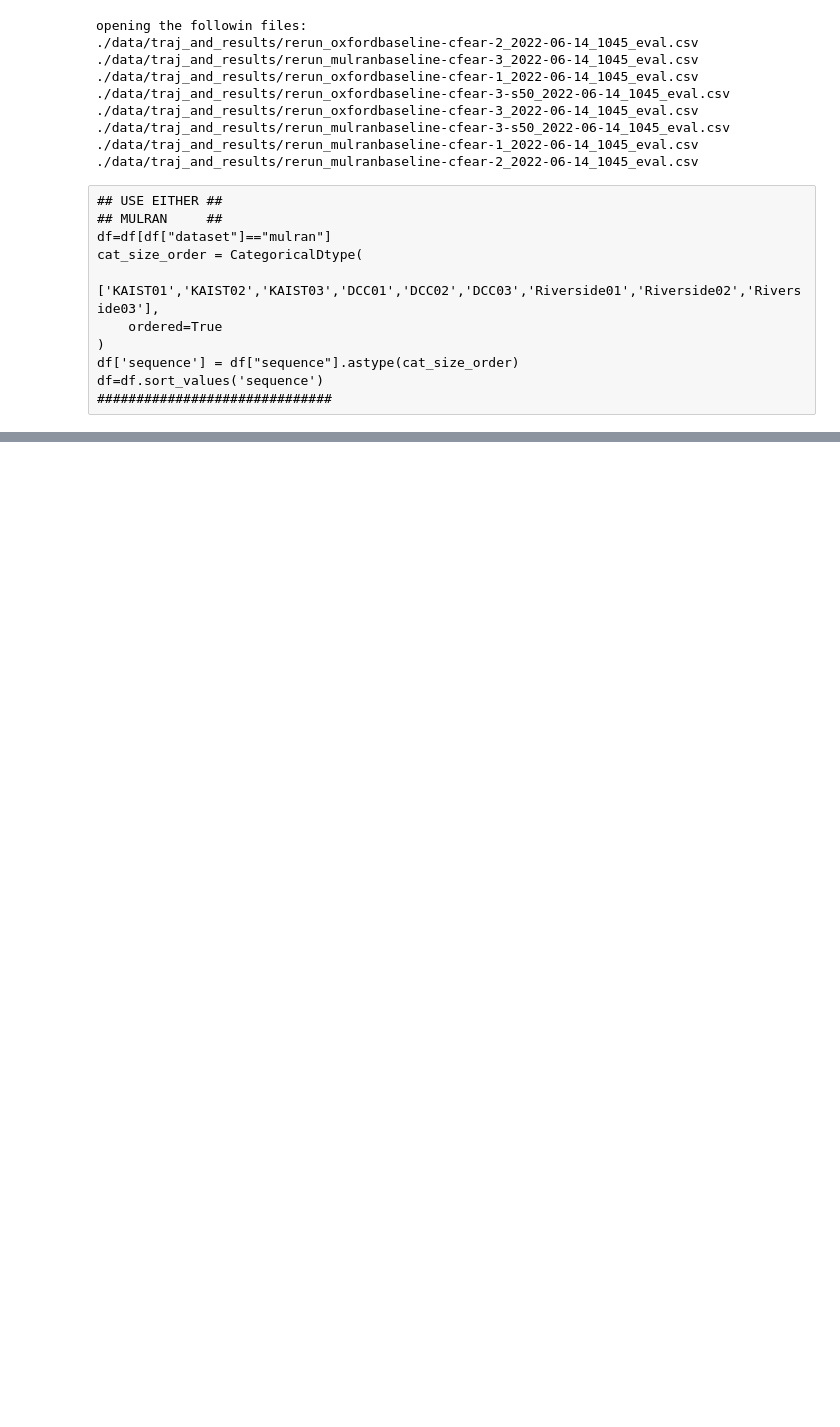
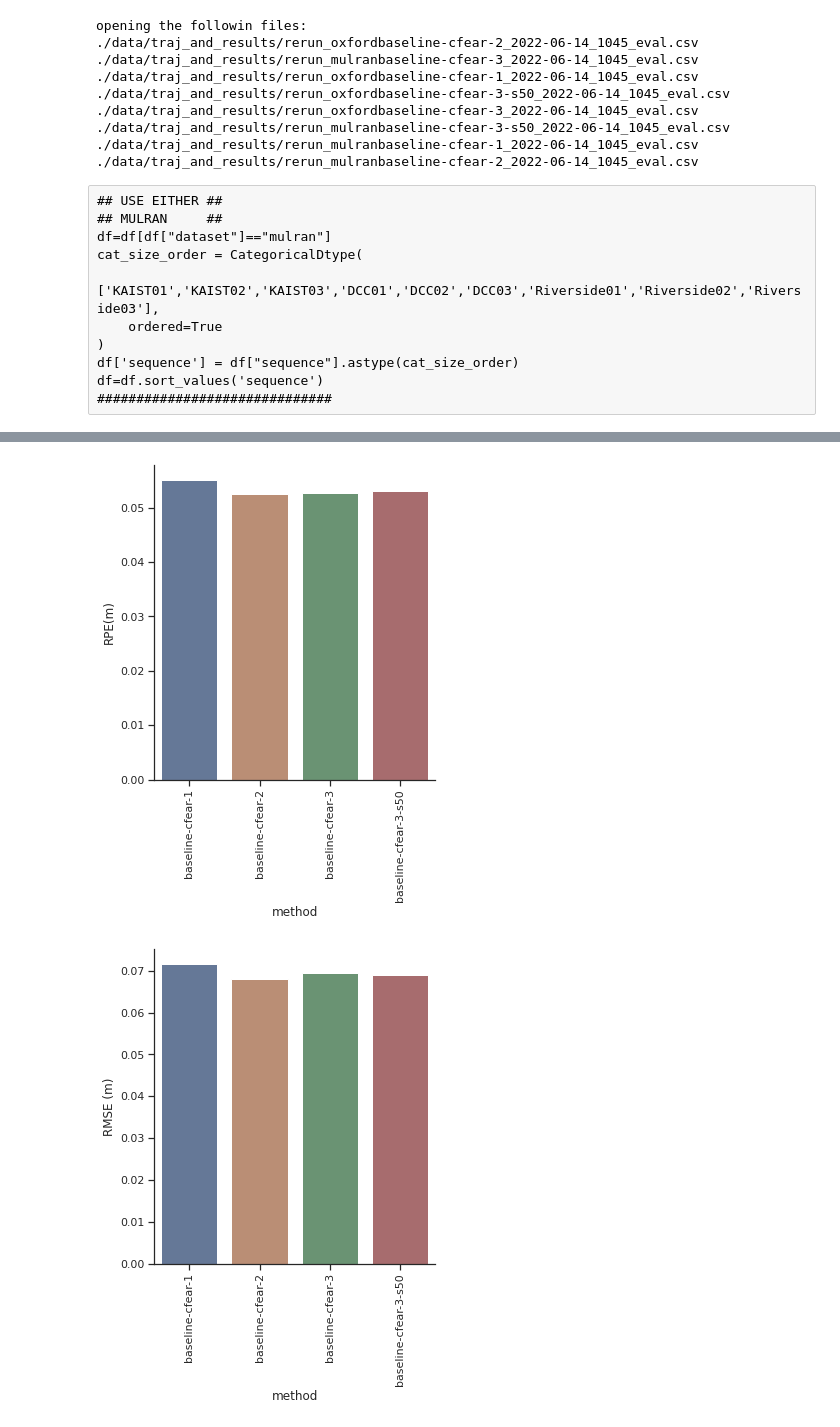
Before and after one commit to dan11003/CFEAR_Radarodometry_evaluation_public, a Jupyter notebook: 1_baseline_eval/main_evaluation.ipynb, the cells around one changed output, grey strips where cells are left out. Saved outputs shown, nothing was run; the diff lists cells and outputs as text; code cells hidden in the pictures; blank space fills up the shorter version.

```diff
--- a/1_baseline_eval/main_evaluation.ipynb
+++ b/1_baseline_eval/main_evaluation.ipynb
@@ -149,0 +67,61 @@ baseline-cfear-3-s50: RPE (RMSE): 6.53 & 7.03 & 5.82 & 6.83 & 6.64 & 7.10 & 8.28
+# %%
+#g = sns.catplot(x="method", y="ATE(m)",
+                #data=df, saturation=.5,
+                #kind="bar", ci=None, aspect=1)
+#g.set_xticklabels(rotation=90)
+
+g = sns.catplot(x="method", y="Trans.err.(%)",
+                data=df, saturation=.5,
+                kind="bar", ci=None, aspect=1)
+g.set_xticklabels(rotation=90)
+
+
+g = sns.catplot(x="method", y="Rot.err.(deg/100m)",
+                data=df, saturation=.5,
+                kind="bar", ci=None, aspect=1)
+g.set_xticklabels(rotation=90)
+
+g = sns.catplot(x="method", y="RPE(m)",
+                data=df, saturation=.5,
+                kind="bar", ci=None, aspect=1)
+g.set_xticklabels(rotation=90)
+
+
+g = sns.catplot(x="method", y="RMSE (m)",
+                data=df, saturation=.5,
+                kind="bar", ci=None, aspect=1)
+g.set_xticklabels(rotation=90)
+
+methods=df['method'].unique()
+print(methods)
+
+print("\n-----------------------------------------------")
+print("Odometry drift [translaton/rotaiton]")
+print("Average time per frame [ms]")
+for method in [methods[0]]:
+    dfm=df[df["method"]==method]
+    print("Sequences: "+" & ".join(dfm["sequence"].values) )
+for method in methods:
+    dfm=df[df["method"]==method]
+    if(dfm.shape[0]>0):
+        trans_mean = "{:2.2f}".format(dfm["Trans.err.(%)"].mean())
+        rot_mean = "{:2.2f}".format(dfm["Rot.err.(deg/100m)"].mean())
+        reg_time = "{:2.2f}ms".format(dfm["Registration avg"].mean())
+        filtering_time = "{:2.2f}ms".format(dfm["time-Filtering avg"].mean())
+        total = "{:2.1f}ms".format(dfm["time-Filtering avg"].mean() + dfm["Registration avg"].mean())
+        framerate = "{:2.1f}Hz".format(1000.0/(dfm["time-Filtering avg"].mean() + dfm["Registration avg"].mean()))
+        print(method + ": odometry error: "+" & ".join(dfm["for_copy"].values) + " & mean: " + trans_mean + "/" + rot_mean)
+        print(method + ": registration: " + reg_time + ", filtering: " + filtering_time + ", total: " + total + ", framerate: " + framerate)
+        print("")
+print("-----------------------------------------------\n")
+print("RPE (Mean) and ATE (RMSE) (Aligned) \n")
+for method in methods:
+    dfm=df[df["method"]==method]
+    if(dfm.shape[0]>0):
+        ate_mean = "{:2.2f}".format(dfm["ATE(m)"].mean())
+        rpe_mean = "{:2.2f}".format(100*dfm["RPE(m)"].mean())
+        rpe_rmse_mean = "{:2.2f}".format(100*dfm["RMSE (m)"].mean())
+        print(method+ ": RPE Mean/ATE (RMSE): " + " & ".join(dfm["for_copy_ATE"].values) + " & mean: " + rpe_mean + "/" + ate_mean)
+        print(method+ ": RPE (RMSE): " + " & ".join(dfm["for_copy_RMSE"].values) + " & mean: " + rpe_rmse_mean)
+        print(" ")
+# %% [output]
@@ -149,0 +147,2 @@ baseline-cfear-3-s50: RPE (RMSE): 6.53 & 7.03 & 5.82 & 6.83 & 6.64 & 7.10 & 8.28
+[figure, added]
+[figure, added]
```
Also changed, not shown: parts of 2 cells of this notebook, 1 other file.
